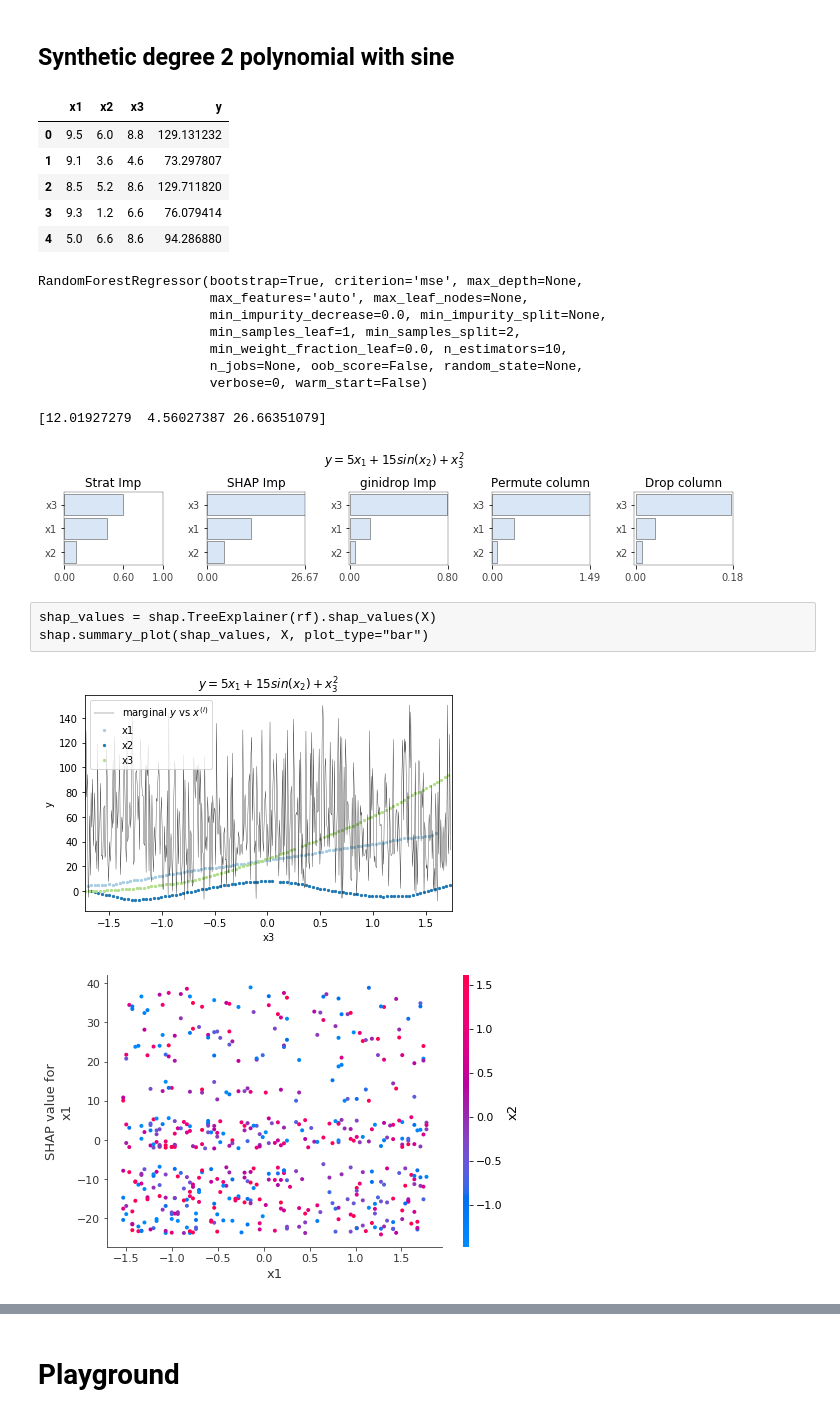
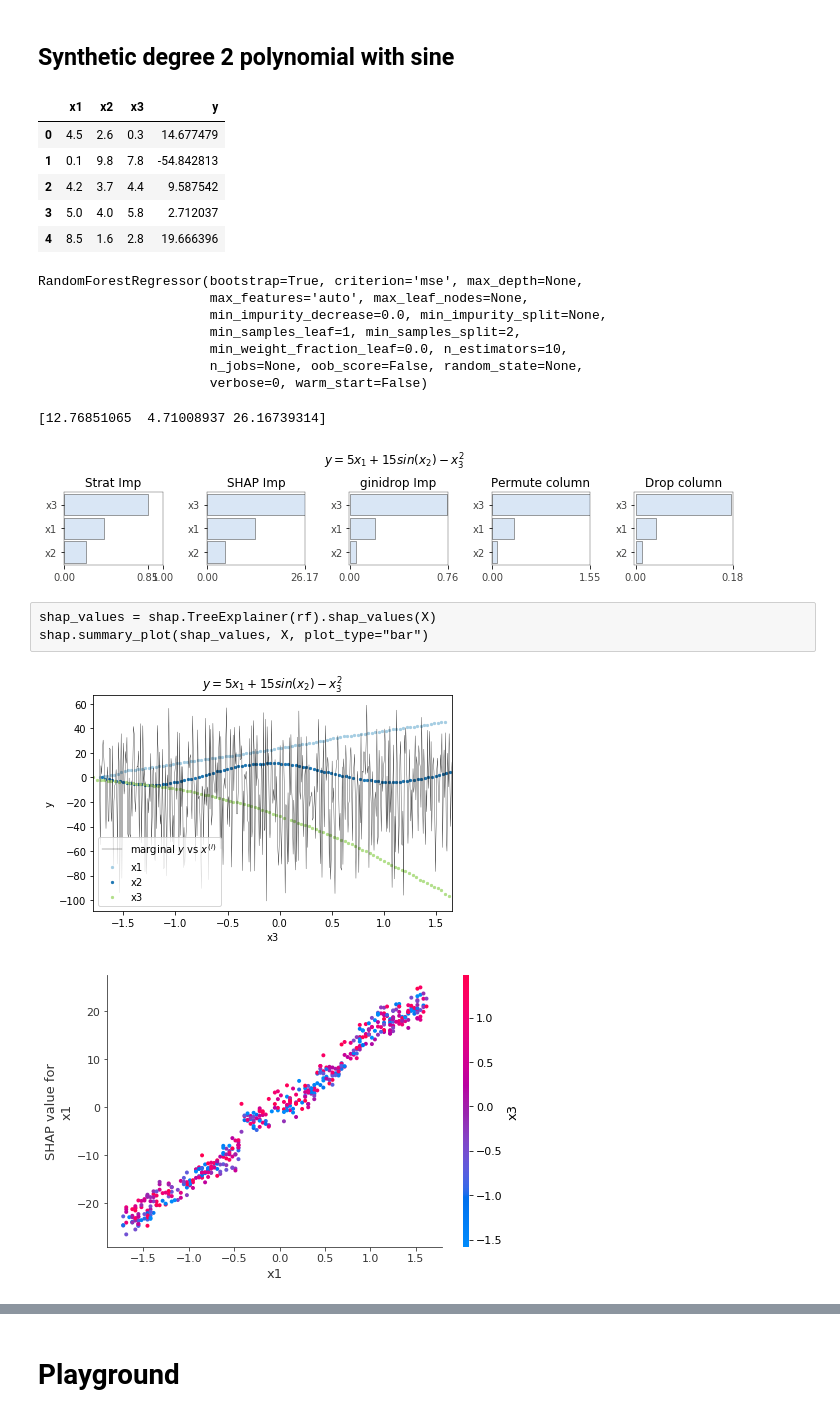
Before and after one commit to parrt/stratx, a Jupyter notebook: notebooks/examples-featimp.ipynb, the cells around one changed output, grey strips where cells are left out. Saved outputs shown, nothing was run; the diff lists cells and outputs as text; code cells hidden in the pictures.

```diff
--- a/notebooks/examples-featimp.ipynb
+++ b/notebooks/examples-featimp.ipynb
@@ -245,19 +245,19 @@ def synthetic_poly2_sine_data(n, p):
     # Add independent x variables in [0.0, 1.0)
     for i in range(p):
         df[f'x{i+1}'] = np.round(np.random.random_sample(size=n)*10,1)
-    df['y'] = 5*df['x1'] + 15*np.sin(df['x2']+(n/2)*(2*np.pi)/n) + df['x3']**2
+    df['y'] = 5*df['x1'] + 15*np.sin(df['x2']+(n/2)*(2*np.pi)/n) - df['x3']**2
     #TODO add noise
-    return df, coeff, "y = 5 x_1 + 15 sin(x_2) + x_3^2"
+    return df, coeff, "y = 5 x_1 + 15 sin(x_2) - x_3^2"
 # %%
 df, coeff, eqn = synthetic_poly2_sine_data(500,3)
 df.head()
 # %% [output]
 |  | x1 | x2 | x3 | y |
-| 0 | 9.5 | 6.0 | 8.8 | 129.131232 |
-| 1 | 9.1 | 3.6 | 4.6 | 73.297807 |
-| 2 | 8.5 | 5.2 | 8.6 | 129.711820 |
-| 3 | 9.3 | 1.2 | 6.6 | 76.079414 |
-| 4 | 5.0 | 6.6 | 8.6 | 94.286880 |
+| 0 | 4.5 | 2.6 | 0.3 | 14.677479 |
+| 1 | 0.1 | 9.8 | 7.8 | -54.842813 |
+| 2 | 4.2 | 3.7 | 4.4 | 9.587542 |
+| 3 | 5.0 | 4.0 | 5.8 | 2.712037 |
+| 4 | 8.5 | 1.6 | 2.8 | 19.666396 |
 # %%
 X = df.drop('y', axis=1)
 y = df['y']
@@ -275,19 +275,20 @@ RandomForestRegressor(bootstrap=True, criterion='mse', max_depth=None,
 # %%
 compare_imp(rf,X,y,eqn)
 # %% [output]
-[12.01927279  4.56027387 26.66351079]
+[12.76851065  4.71008937 26.16739314]
-[figure, old version]
+[figure, new version]
 # %% [raw]
 shap_values = shap.TreeExplainer(rf).shap_values(X)
 shap.summary_plot(shap_values, X, plot_type="bar")
 # %%
 plot_all_PD(X,y,eqn)
 # %% [output]
-[figure, old version]
+[figure, new version]
 # %%
+shap_values = shap.TreeExplainer(rf).shap_values(X)
 shap.dependence_plot("x1", shap_values, X)
 # %% [output]
-[figure, old version]
+[figure, new version]
 # %%
 shap.dependence_plot("x2", shap_values, X)
 # %% [output]
```
Also changed, not shown: parts of 10 cells of this notebook, 1 other file.
